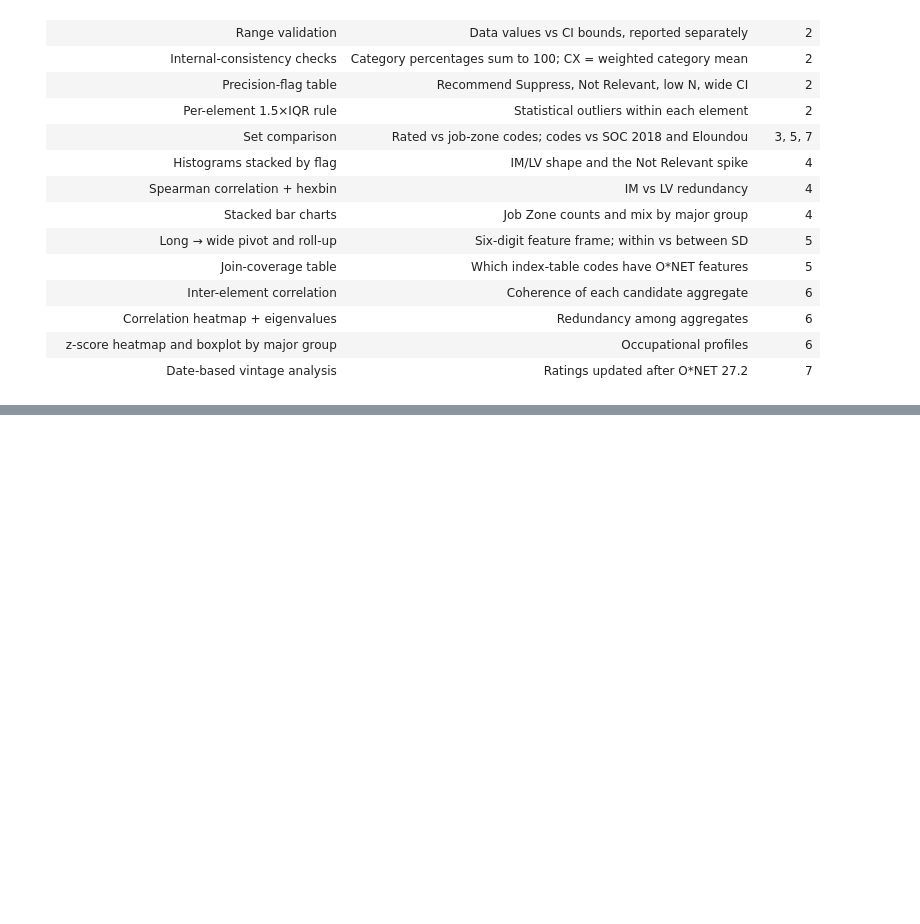
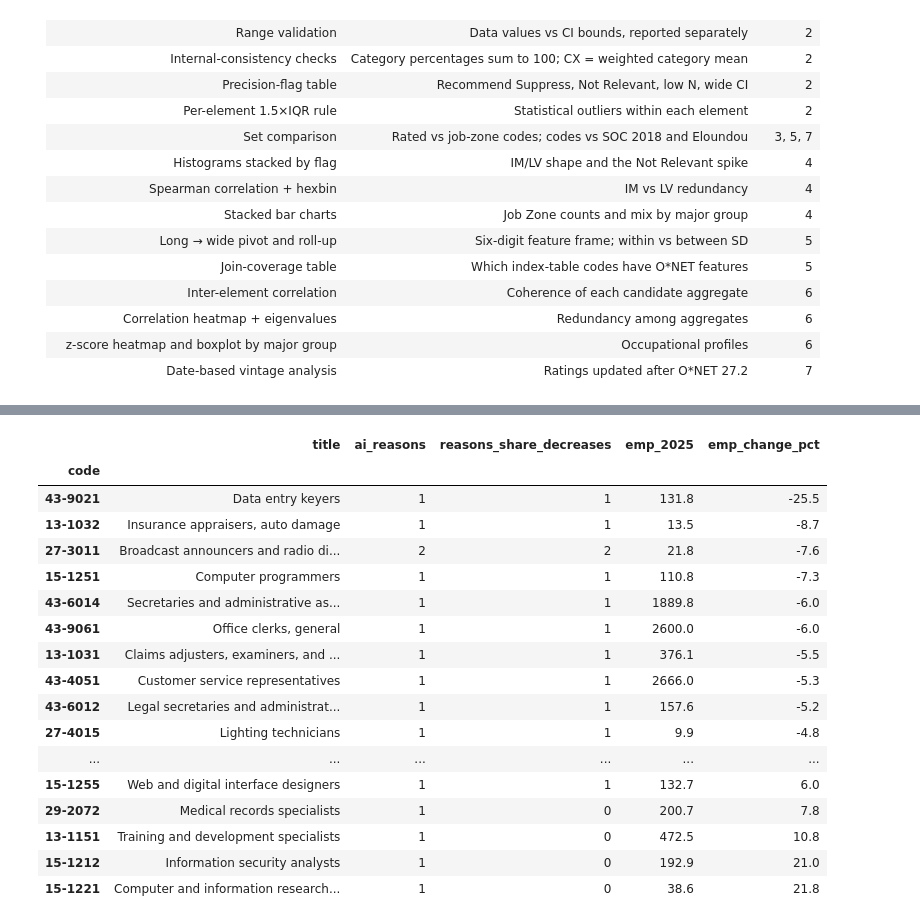
Before and after one commit to Break-Through-Tech/Swytch-1B-do-ai-job-risk-indices-agree, a Jupyter notebook: notebooks/eda/eda_raw.ipynb, the cells around one changed output, grey strips where cells are left out. Cells and saved outputs as stored; diff of their text form; code cells hidden in the pictures; blank space fills up the shorter version.

```diff
--- a/notebooks/eda/eda_raw.ipynb
+++ b/notebooks/eda/eda_raw.ipynb
@@ -2462,0 +3173,23 @@ fig.savefig(OUT / "onet_rating_dates.png", dpi=150)
+# %%
+factors = read_bls_table("Table 1.12")
+factors["title"] = factors["title"].str.strip()
+print("rows:", len(factors), "| occupations:", factors["code"].nunique(), "| industries:", factors["industry"].nunique())
+print("rows for all industries combined:", (factors["industry"] == "Total, all industries").sum())
+print("all codes are Table 1.2 line items:", factors["code"].isin(occupations["code"]).all())
+
+# The factor type(s) come before the first dash; a row can name more than one type
+factor_types = factors["factor"].str.split("-", n=1).str[0].str.strip()
+type_counts = factor_types.str.split(", ").explode().str.lower().value_counts()
+print("\nfactor types (a row can have more than one):")
+print(type_counts.to_string())
+
+# Direction: does the occupation's share increase or decrease?
+factors["direction"] = factors["factor"].str.extract(r"share (increases|decreases)")[0]
+print("\ndirection:", factors["direction"].value_counts(dropna=False).to_dict())
+
+# Reasons that mention artificial intelligence
+factors["mentions_ai"] = factors["factor"].str.contains(r"artificial intelligence|\bAI\b", case=True)
+ai_rows = factors[factors["mentions_ai"]]
+print("\nrows mentioning AI:", len(ai_rows), "| occupations:", ai_rows["code"].nunique(),
+      "| direction:", ai_rows["direction"].value_counts().to_dict())
+print("AI-mentioning occupations by major group:", ai_rows.drop_duplicates("code")["code"].str[:2].value_counts().to_dict())
@@ -2462,0 +3213,30 @@ fig.savefig(OUT / "onet_rating_dates.png", dpi=150)
+# %%
+# The occupations whose BLS reasons mention AI, with BLS's own projected change
+ai_rows = ai_rows.copy()
+ai_rows["is_decrease"] = ai_rows["direction"] == "decreases"
+ai_occupations = ai_rows.groupby("code").agg(
+    title=("title", "first"),
+    ai_reasons=("factor", "size"),
+    reasons_share_decreases=("is_decrease", "sum"),
+)
+ai_occupations = ai_occupations.join(occupations.set_index("code")[["emp_2025", "emp_change_pct"]])
+ai_occupations.sort_values("emp_change_pct")
+# %% [output]
+|  | title | ai_reasons | reasons_share_decreases | emp_2025 | emp_change_pct |
+| code |  |  |  |  |  |
+| 43-9021 | Data entry keyers | 1 | 1 | 131.8 | -25.5 |
+| 13-1032 | Insurance appraisers, auto damage | 1 | 1 | 13.5 | -8.7 |
+| 27-3011 | Broadcast announcers and radio di... | 2 | 2 | 21.8 | -7.6 |
+| 15-1251 | Computer programmers | 1 | 1 | 110.8 | -7.3 |
+| 43-6014 | Secretaries and administrative as... | 1 | 1 | 1889.8 | -6.0 |
+| 43-9061 | Office clerks, general | 1 | 1 | 2600.0 | -6.0 |
+| 13-1031 | Claims adjusters, examiners, and ... | 1 | 1 | 376.1 | -5.5 |
+| 43-4051 | Customer service representatives | 1 | 1 | 2666.0 | -5.3 |
+| 43-6012 | Legal secretaries and administrat... | 1 | 1 | 157.6 | -5.2 |
+| 27-4015 | Lighting technicians | 1 | 1 | 9.9 | -4.8 |
+| ... | ... | ... | ... | ... | ... |
+| 15-1255 | Web and digital interface designers | 1 | 1 | 132.7 | 6.0 |
+| 29-2072 | Medical records specialists | 1 | 0 | 200.7 | 7.8 |
+| 13-1151 | Training and development specialists | 1 | 0 | 472.5 | 10.8 |
+| 15-1212 | Information security analysts | 1 | 0 | 192.9 | 21.0 |
+| 15-1221 | Computer and information research... | 1 | 0 | 38.6 | 21.8 |
```
Also changed, not shown: parts of 35 cells of this notebook, 3 other files.
